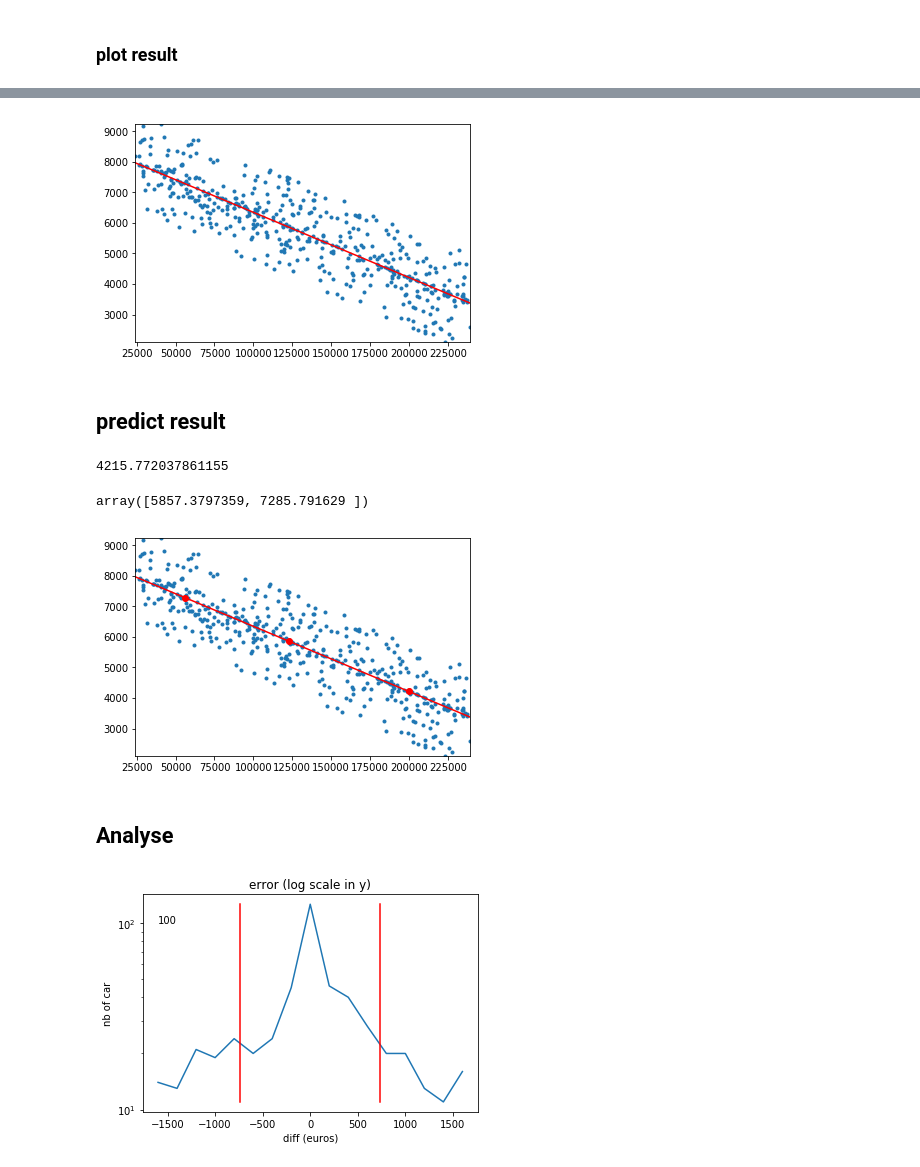
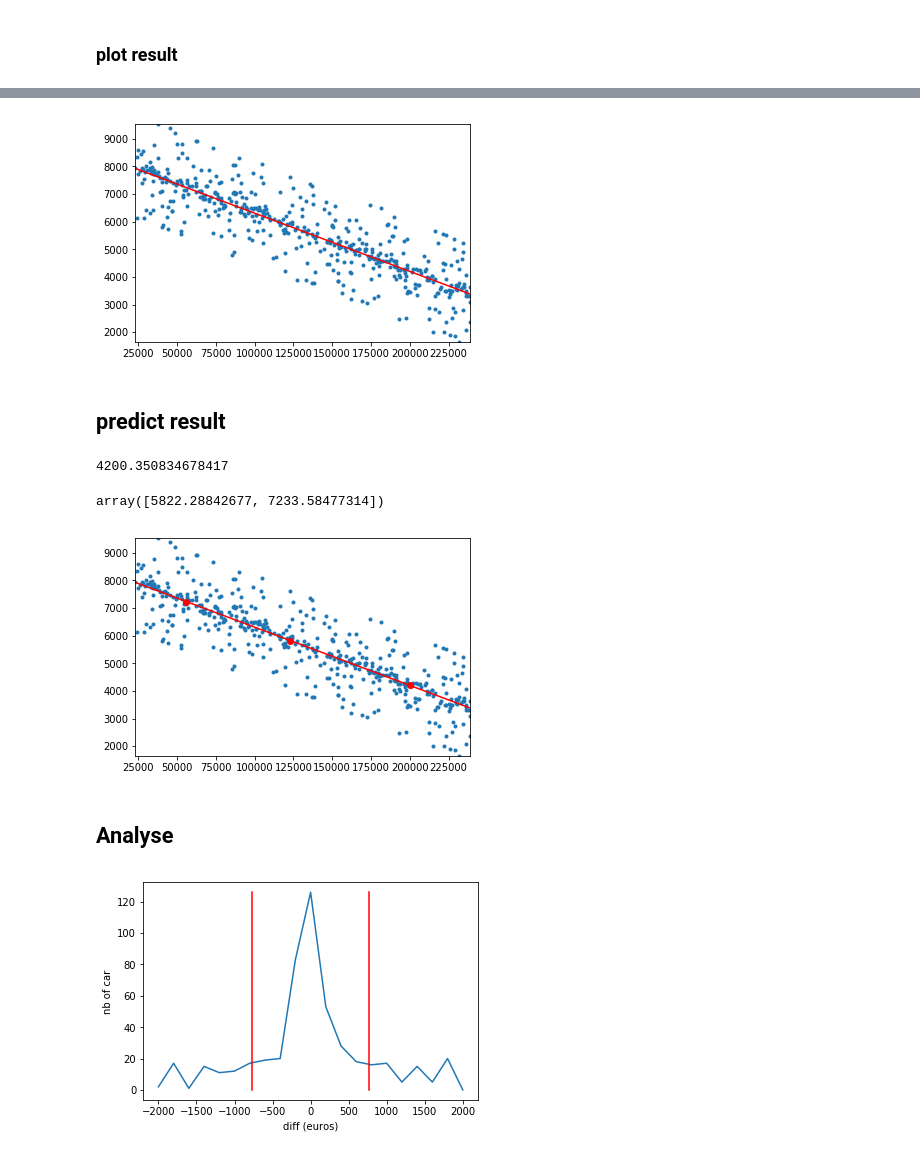
Before and after one commit to tnicolas42/ft_linear_regression, a Jupyter notebook: example.ipynb, the cells around one changed output, grey strips where cells are left out. Drawn from its saved outputs; the diff is of its cells as text; code cells hidden in the pictures.

```diff
--- a/example.ipynb
+++ b/example.ipynb
@@ -64,10 +64,16 @@ data.plot.scatter('km', 'price')
 with pre-calculated value, we a create a fake dataset bigger than the default dataset
 # %%
 def create_dataset(theta, km_min, km_max, price_precision, nb_data):
+    """
+    price precision = [nb, exp]
+    we add random(0, nb)**exp + random(0, nb)**(exp-1)+ ... + random(0, nb)
+    """
     X = np.array([random.randint(km_min, km_max) for i in range(nb_data)])
     y = np.array(predict(X, theta))
     for i in range(nb_data):
-        add = random.randint(0, price_precision)**2
+        add = 0
+        for j in range(1, price_precision[1]+1):
+            add += random.randint(0, price_precision[0])**j
         if random.random() < 0.5:
             y[i] -= add
         else:
@@ -76,13 +82,14 @@ def create_dataset(theta, km_min, km_max, price_precision, nb_data):
 # %%
 def generate_and_plot(nb_data):
     data, def_X, def_y = import_data(train.all_args)  # import data from dataset
-    theta = [8499.599561171779, -0.021448962747556227]  # theta calculate with the 20 data in the dataset
+    theta = [8499.599351317247, -0.021448960751781]  # theta calculate with the 20 data in the dataset
 
-    X, y = create_dataset(theta=theta, km_min=min(def_X), km_max=max(def_X), price_precision=40, nb_data=nb_data)
+    # possible values for price_precision: [1800, 1] || [40, 2] || [12, 3] || [6, 4]
+    X, y = create_dataset(theta=theta, km_min=min(def_X), km_max=max(def_X), price_precision=[12, 3], nb_data=nb_data)
 
     plt.scatter(X, y, c='r', marker='.')
     plt.scatter(def_X, def_y, marker='.')
-    linex = np.linspace(min(X), max(X), 30, endpoint=True)
+    linex = np.linspace(min(def_X), max(def_X), 30, endpoint=True)
     liney = theta[0] + theta[1] * linex
     plt.plot(linex, liney)
     return X, y
@@ -110,4 +117,4 @@ X normalized (all values btw 0 and 1)
 ### fit and save the cost
 # %%
 # this  function find the theta for normalized parameter (btw 0 and 1)
-theta, J_history = fit(norm_X, y, [0, 0], 0.1, 1500, cost_function=cost)
+theta, J_history = fit(norm_X, y, [0, 0], 0.1, 3000, auto_stop=True)
@@ -130,21 +139,21 @@ plot_cost(J_history)
 # %%
 plot_point_and_line(X, y, theta)
 # %% [output]
-[figure, old version]
+[figure, new version]
 # %% [markdown]
 ## predict result
 # %%
 predict(200000, theta)
 # %% [output]
-4215.772037861155
+4200.350834678417
 # %%
 predict(np.array([123000, 56000]), theta)
 # %% [output]
-array([5857.3797359, 7285.791629 ])
+array([5822.28842677, 7233.58477314])
 # %%
 predict_and_plot(np.array([123000, 56000, 200000]), X, y, theta)
 # %% [output]
-[figure, old version]
+[figure, new version]
 # %% [markdown]
 ## Analyse
 # %%
@@ -169,24 +178,24 @@ for unique_cost in all_cost:
 # standard deviation (ecart type)
 std = np.sqrt(sum((all_cost - all_cost.mean()) ** 2) / len(all_cost))  # standard deviation
 # %%
-log_scale = True
+log_scale = False
 
 min_ = min(counter_diff.transpose()[1])
 max_ = max(counter_diff.transpose()[1])
 
 plt.plot(*counter_diff.transpose())
 plt.plot([std, std], [min_, max_], 'r-')
 plt.plot([-std, -std], [min_, max_], 'r-')
 
 plt.xlabel('diff (euros)')
 plt.ylabel('nb of car')
 if log_scale:
     plt.yscale('log')
     plt.title('error (log scale in y)')
     i = 1
     while i <= max_:
         if i >= min_:
             plt.annotate(str(i), xy = (0, i), xytext = (counter_diff[0][0], i))
         i *= 10
 # %% [output]
-[figure, old version]
+[figure, new version]
```
Also changed, not shown: parts of 5 cells of this notebook.
